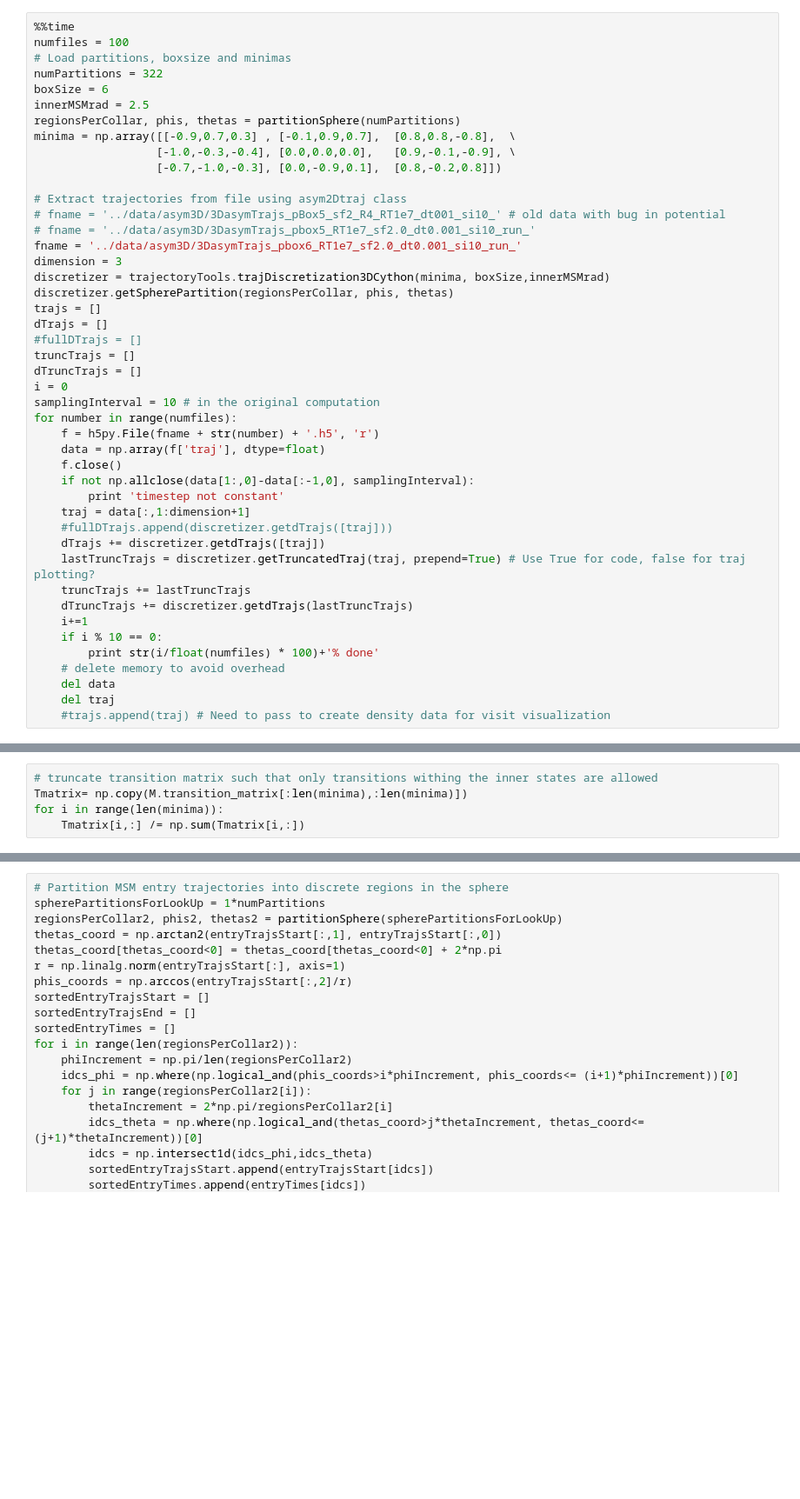
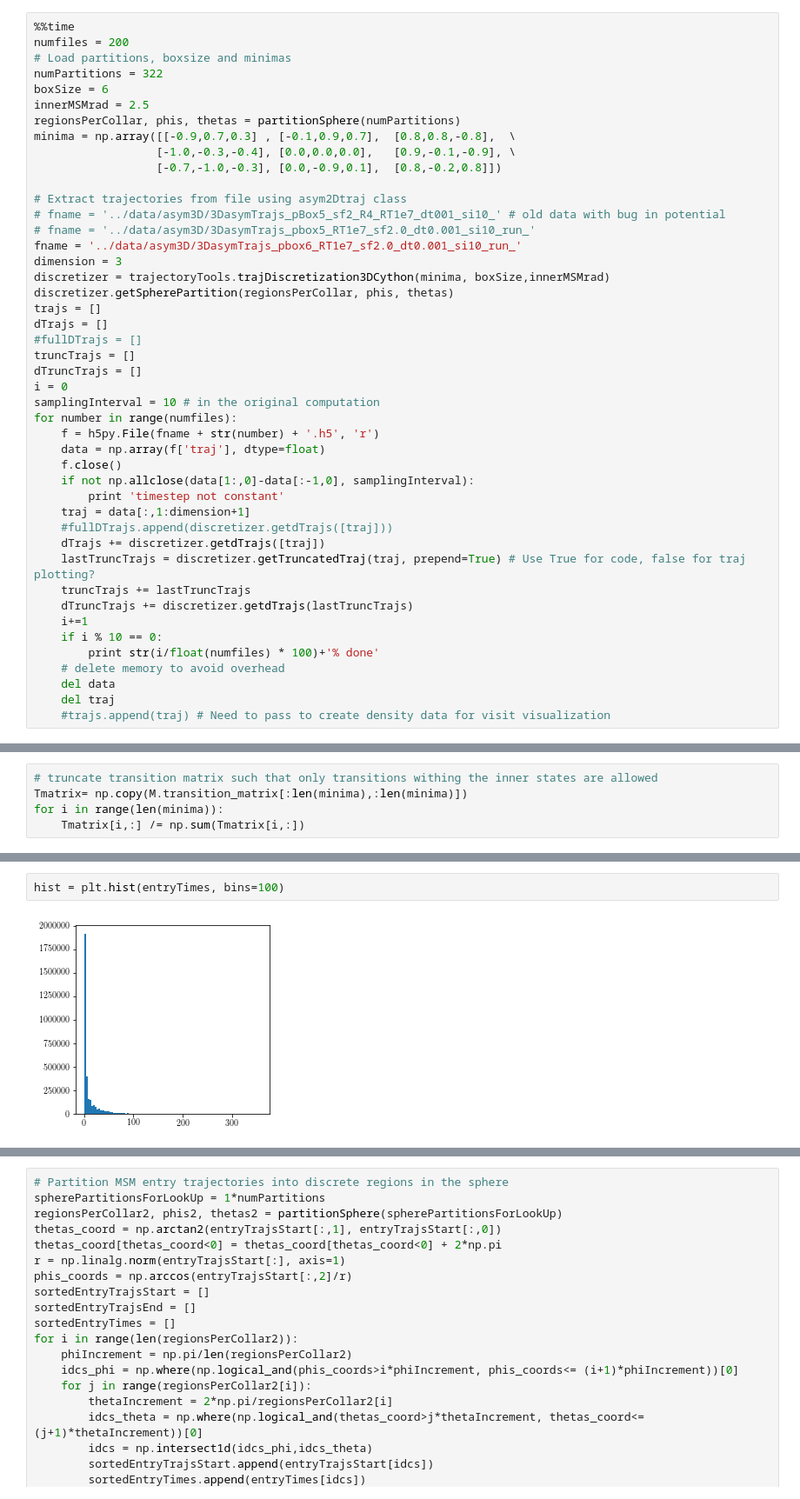
Before and after one commit to markovmodel/msmrd, a Jupyter notebook: scripts/createMSM_3Dasym_pbox.ipynb, the cells around one changed output, grey strips where cells are left out. Shown: that part at 87% size. Saved outputs shown, nothing was run; the diff lists cells and outputs as text; blank space fills up the shorter version.

```diff
--- a/scripts/createMSM_3Dasym_pbox.ipynb
+++ b/scripts/createMSM_3Dasym_pbox.ipynb
@@ -39,7 +40,7 @@ plotPartitionedSphere(numPartitions = numPartitions, plotState=sphereState, coor
 [figure]
 # %%
 %%time
-numfiles = 100
+numfiles = 200
 # Load partitions, boxsize and minimas
 numPartitions = 322
 boxSize = 6
@@ -147,0 +163,4 @@ transitionTrajs = discretizer.getTransitionTrajs(dTruncTrajs)
+# %%
+hist = plt.hist(entryTimes, bins=100)
+# %% [output]
+[figure, added]
```
Also changed, not shown: parts of 24 cells of this notebook.
